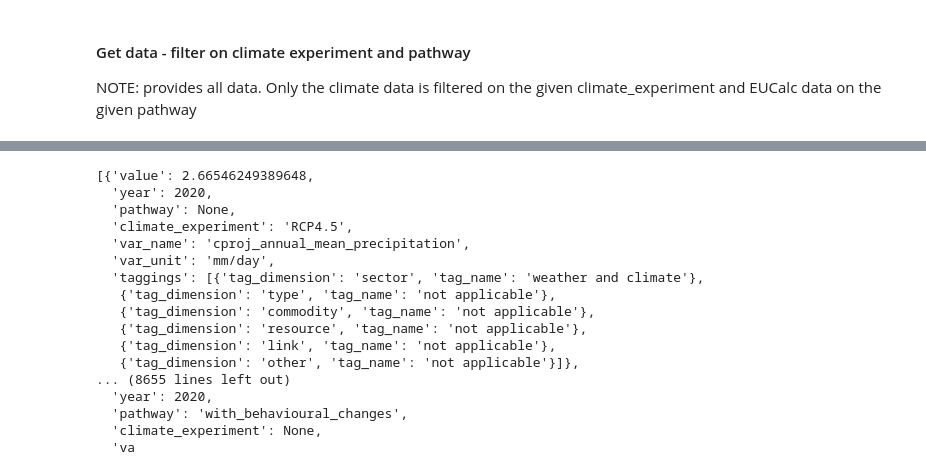
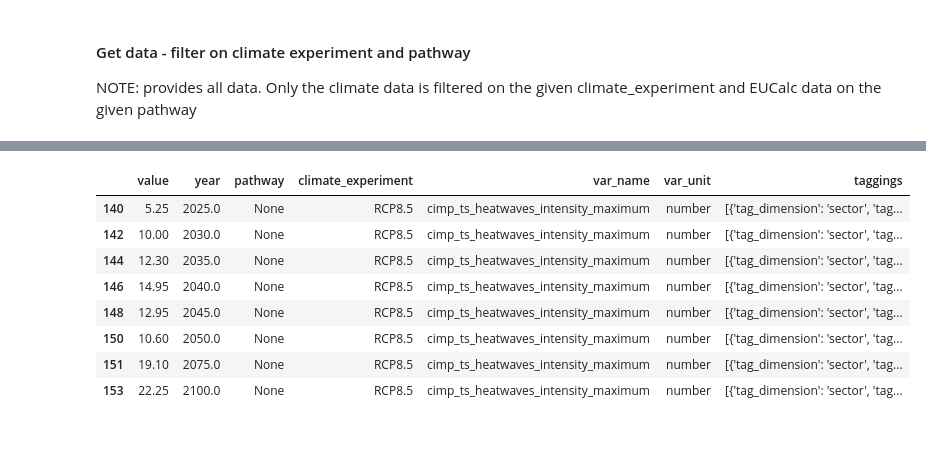
Before and after one commit to FZJ-IEK3-VSA/LOCALISED-Datasharing-API-Client, a Jupyter notebook: examples/single_region_data.ipynb, the cells around one changed output, grey strips where cells are left out. Cells and saved outputs as stored; diff of their text form; code cells hidden in the pictures; blank space fills up the shorter version.

```diff
--- a/examples/single_region_data.ipynb
+++ b/examples/single_region_data.ipynb
@@ -225,9 +225,10 @@ region_data_single_clm_expt
 NOTE: provides all data. Only the climate data is filtered on the given climate_experiment and EUCalc data on the given pathway
 # %%
 region_data_minimal_set = client.get_region_data(version="v5",
-                                                 country_code = "de",
-                                                region_code = "DE711",
-                                                climate_experiment = "RCP4.5",
-                                                pathway_description="with_behavioural_changes"
+                                                 country_code = "at",
+                                                region_code = "AT111",
+                                                climate_experiment = "RCP8.5",
+                                                pathway_description="with_behavioural_changes",
+                                                result_format = "df"
                                                 )
 # %% [output]
@@ -245,20 +246,12 @@ INFO:utils:Elapsed time for <function get_region_data at 0x...>: 0.76 minutes
 # %%
-region_data_minimal_set
+region_data_minimal_set[region_data_minimal_set["var_name"] == "cimp_ts_heatwaves_intensity_maximum"]
 # %% [output]
-[{'value': 2.66546249389648,
-  'year': 2020,
-  'pathway': None,
-  'climate_experiment': 'RCP4.5',
-  'var_name': 'cproj_annual_mean_precipitation',
-  'var_unit': 'mm/day',
-  'taggings': [{'tag_dimension': 'sector', 'tag_name': 'weather and climate'},
-   {'tag_dimension': 'type', 'tag_name': 'not applicable'},
-   {'tag_dimension': 'commodity', 'tag_name': 'not applicable'},
-   {'tag_dimension': 'resource', 'tag_name': 'not applicable'},
-   {'tag_dimension': 'link', 'tag_name': 'not applicable'},
-   {'tag_dimension': 'other', 'tag_name': 'not applicable'}]},
-... (8655 lines left out)
-  'year': 2020,
-  'pathway': 'with_behavioural_changes',
-  'climate_experiment': None,
-  'va
+|  | value | year | pathway | climate_experiment | var_name | var_unit | taggings |
+| 140 | 5.25 | 2025.0 | None | RCP8.5 | cimp_ts_heatwaves_intensity_maximum | number | [{'tag_dimension': 'sector', 'tag... |
+| 142 | 10.00 | 2030.0 | None | RCP8.5 | cimp_ts_heatwaves_intensity_maximum | number | [{'tag_dimension': 'sector', 'tag... |
+| 144 | 12.30 | 2035.0 | None | RCP8.5 | cimp_ts_heatwaves_intensity_maximum | number | [{'tag_dimension': 'sector', 'tag... |
+| 146 | 14.95 | 2040.0 | None | RCP8.5 | cimp_ts_heatwaves_intensity_maximum | number | [{'tag_dimension': 'sector', 'tag... |
+| 148 | 12.95 | 2045.0 | None | RCP8.5 | cimp_ts_heatwaves_intensity_maximum | number | [{'tag_dimension': 'sector', 'tag... |
+| 150 | 10.60 | 2050.0 | None | RCP8.5 | cimp_ts_heatwaves_intensity_maximum | number | [{'tag_dimension': 'sector', 'tag... |
+| 151 | 19.10 | 2075.0 | None | RCP8.5 | cimp_ts_heatwaves_intensity_maximum | number | [{'tag_dimension': 'sector', 'tag... |
+| 153 | 22.25 | 2100.0 | None | RCP8.5 | cimp_ts_heatwaves_intensity_maximum | number | [{'tag_dimension': 'sector', 'tag... |
```
Also changed, not shown: parts of 1 cell of this notebook.
